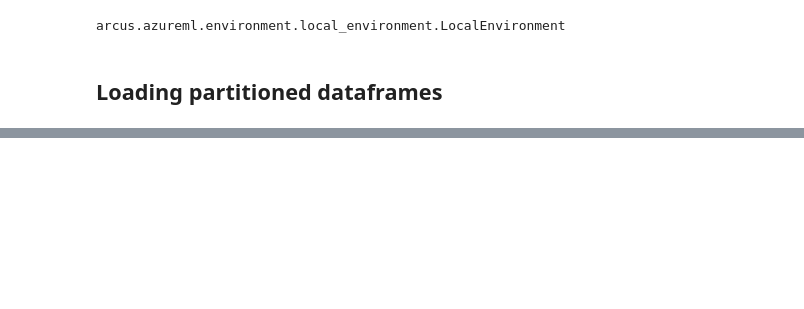
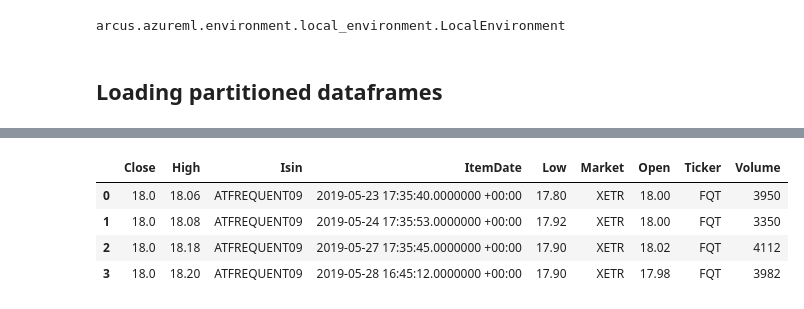
Before and after one commit to arcus-azure/arcus.azureml, a Jupyter notebook: samples/local_environment.ipynb, the cells around one changed output, grey strips where cells are left out. Drawn from its saved outputs; the diff is of its cells as text; code cells hidden in the pictures; blank space fills up the shorter version.

```diff
--- a/samples/local_environment.ipynb
+++ b/samples/local_environment.ipynb
@@ -48,0 +38,8 @@ display(partition_df)
+# %%
+partition_df.head(4)
+# %% [output]
+|  | Close | High | Isin | ItemDate | Low | Market | Open | Ticker | Volume |
+| 0 | 18.0 | 18.06 | ATFREQUENT09 | 2019-05-23 17:35:40.0000000 +00:00 | 17.80 | XETR | 18.00 | FQT | 3950 |
+| 1 | 18.0 | 18.08 | ATFREQUENT09 | 2019-05-24 17:35:53.0000000 +00:00 | 17.92 | XETR | 18.00 | FQT | 3350 |
+| 2 | 18.0 | 18.18 | ATFREQUENT09 | 2019-05-27 17:35:45.0000000 +00:00 | 17.90 | XETR | 18.02 | FQT | 4112 |
+| 3 | 18.0 | 18.20 | ATFREQUENT09 | 2019-05-28 16:45:12.0000000 +00:00 | 17.90 | XETR | 17.98 | FQT | 3982 |
```
Also changed, not shown: parts of 3 cells of this notebook, 1 other file.
